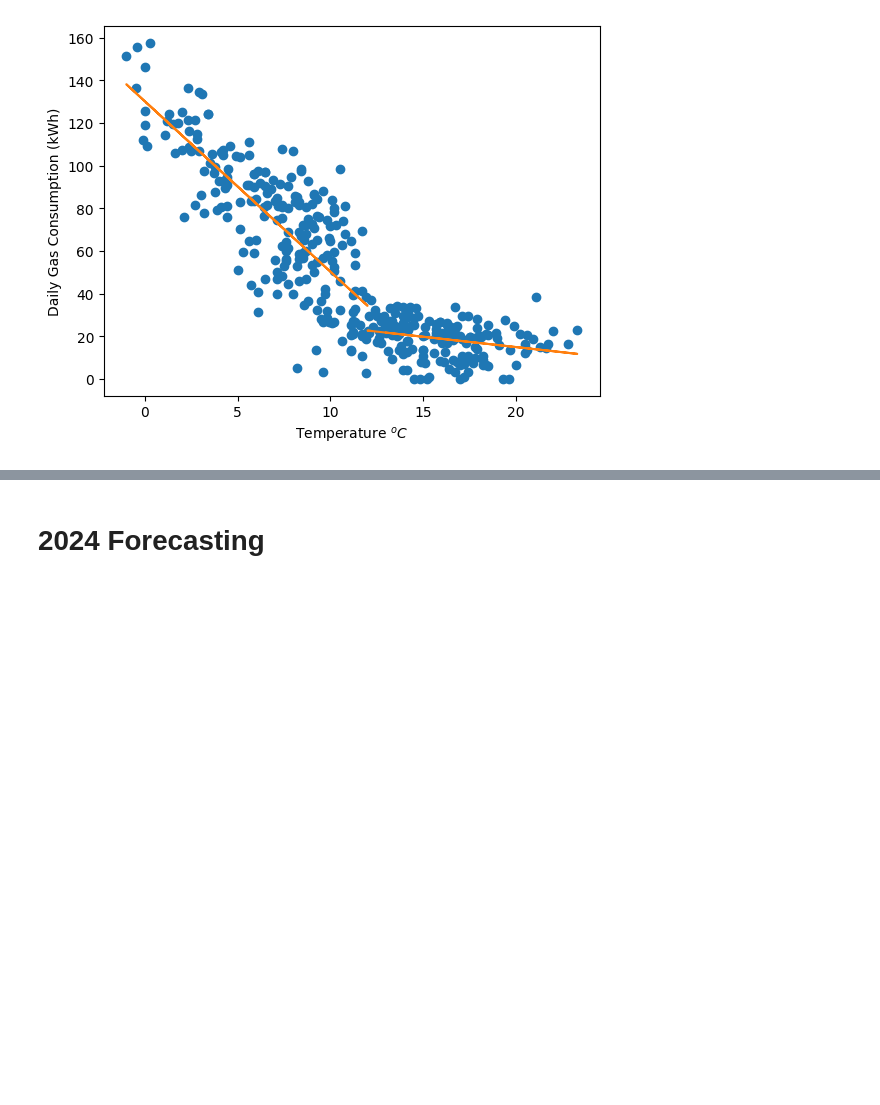
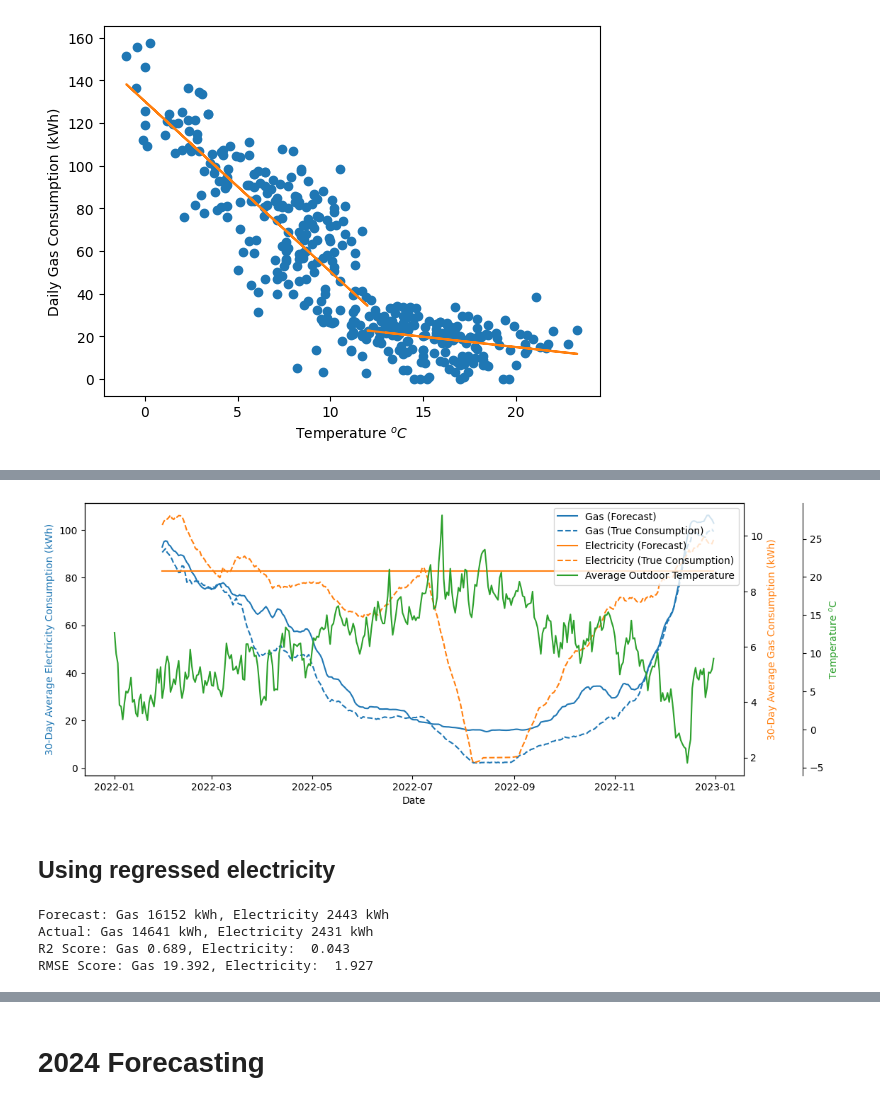
Before and after one commit to abhirup-roy/efficientuseofenergy, a Jupyter notebook: gas_elec_forecast.ipynb, the cells around one changed output, grey strips where cells are left out. Cells and saved outputs as stored; diff of their text form; code cells hidden in the pictures; blank space fills up the shorter version.

```diff
--- a/gas_elec_forecast.ipynb
+++ b/gas_elec_forecast.ipynb
@@ -215,0 +324,29 @@ PCC Segment 2: 0.4826051420330386
+# %%
+fig, ax1 = plt.subplots(1,1,figsize=(12, 5))
+ax2 = ax1.twinx()
+ax3 = ax1.twinx()
+
+g = ax1.plot(df_2022.index, df_2022["Gas (Forecast)"].rolling(30).mean(), label = "Gas (Forecast)", color="C0")
+g1 = ax1.plot(df_2022.index, df_2022["Gas (kwh)"].rolling(30).mean(), linestyle = "--", label = "Gas (True Consumption)", color="C0")
+
+e = ax2.plot(df_2022.index, df_2022["Electricity (Forecast)"].rolling(30).mean(), label = "Electricity (Forecast)", color="C1")
+e1 = ax2.plot(df_2022.index, df_2022["Electricity (kwh)"].rolling(30).mean(),linestyle = "--", label = "Electricity (True Consumption)", color="C1")
+
+w1 = ax3.plot(df_2022.index, df_2022["Temperature"], label="Average Outdoor Temperature", color="C2")
+
+ax1.set_xlabel("Date")
+ax1.set_ylabel("30-Day Average Electricity Consumption (kWh)")
+ax2.set_ylabel("30-Day Average Gas Consumption (kWh)")
+ax3.set_ylabel("Temperature $^o$C")
+
+ax3.spines['right'].set_position(('outward', 60))
+
+plt.legend(handles=g+g1+e+e1+w, loc='best')
+
+ax1.yaxis.label.set_color(g[0].get_color())
+ax2.yaxis.label.set_color(e[0].get_color())
+ax3.yaxis.label.set_color(w[0].get_color());
+# %% [output]
+[figure, added]
+# %% [markdown]
+## Using regressed electricity
@@ -215,0 +355,16 @@ PCC Segment 2: 0.4826051420330386
+# %%
+df_2022_clean2 = df_2022.drop(df_2022.loc["2022-07-09":"2022-09-29"].index, axis=0)
+r2_gas = r2_score(df_2022_clean2['Gas (kwh)'],df_2022_clean2['Gas (Forecast)'])
+r2_elec = r2_score(df_2022_clean2['Electricity (kwh)'],df_2022_clean2['Electricity (Forecast)'])
+rmse_gas = mean_squared_error(df_2022_clean2['Gas (kwh)'],df_2022_clean2['Gas (Forecast)'])**0.5
+rmse_elec = mean_squared_error(df_2022_clean2['Electricity (kwh)'],df_2022_clean2['Electricity (Forecast)'])**0.5
+
+print(f"Forecast: Gas {round(df_2022_clean2['Gas (Forecast)'].sum())} kWh, Electricity {round(df_2022_clean2['Electricity (Forecast)'].sum())} kWh")
+print(f"Actual: Gas {round(df_2022_clean2['Gas (kwh)'].sum())} kWh, Electricity {round(df_2022_clean2['Electricity (kwh)'].sum())} kWh")
+print(f"R2 Score: Gas {round(r2_gas, 3)}, Electricity:  {round(r2_elec, 3)}")
+print(f"RMSE Score: Gas {round(rmse_gas, 3)}, Electricity:  {round(rmse_elec, 3)}")
+# %% [output]
+Forecast: Gas 16152 kWh, Electricity 2443 kWh
+Actual: Gas 14641 kWh, Electricity 2431 kWh
+R2 Score: Gas 0.689, Electricity:  0.043
+RMSE Score: Gas 19.392, Electricity:  1.927
```
Also changed, not shown: parts of 15 cells of this notebook, 1 other file.
